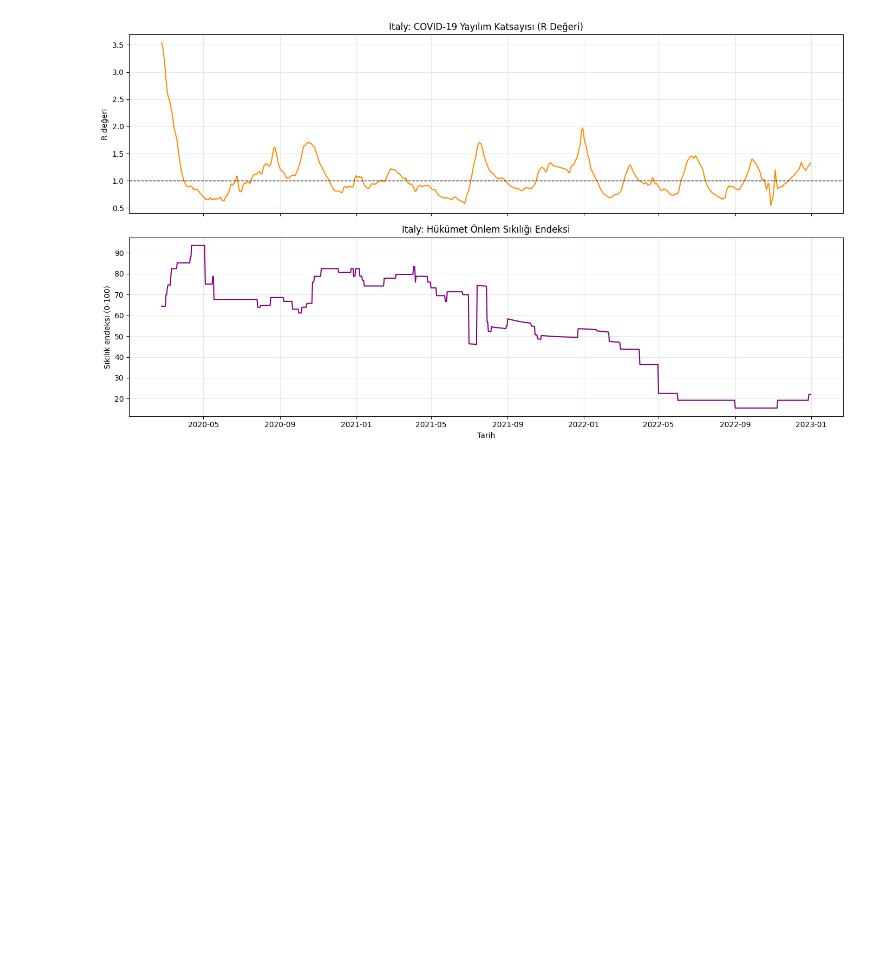
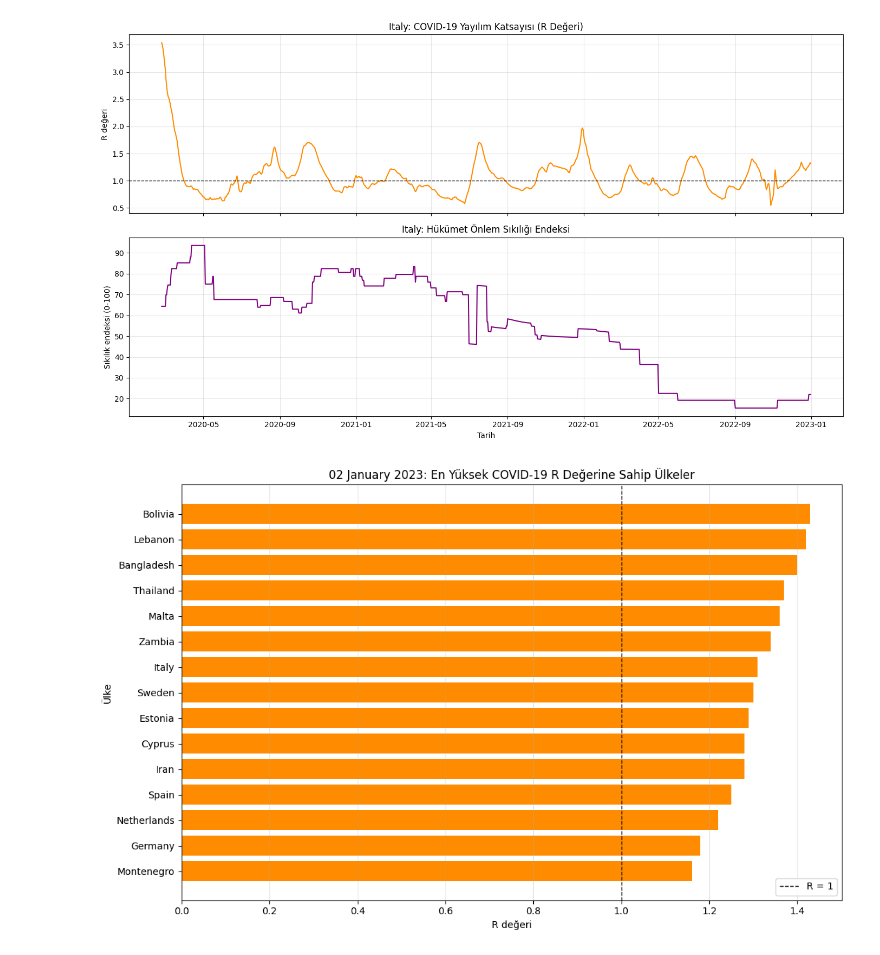
Before and after one commit to nazlican-engineer/CoronaVirusProject, a Jupyter notebook: notebooks/spread_hospital_analysis.ipynb, the cells around one changed output. Saved outputs shown, nothing was run; the diff lists cells and outputs as text; code cells hidden in the pictures; blank space fills up the shorter version.

```diff
--- a/notebooks/spread_hospital_analysis.ipynb
+++ b/notebooks/spread_hospital_analysis.ipynb
@@ -1003,3 +1003,62 @@ plt.tight_layout()
 plt.show()
 # %% [output]
 [figure]
+# %%
+#Ülkeler için R değeri incelemek için ortak tarih seçiyoruz ve R değeri en yüksek 15 ülkeyi çiziyoruz
+r_date_coverage = (
+    r_valid_data
+    .groupby('date')['location']
+    .nunique()
+    .sort_values(ascending=False)
+)
+
+max_r_country_count = r_date_coverage.max()
+
+r_comparison_date = (
+    r_date_coverage[
+        r_date_coverage == max_r_country_count
+    ]
+    .index
+    .max()
+)
+
+r_snapshot = (
+    r_valid_data.loc[
+        r_valid_data['date'] == r_comparison_date,
+        ['location', 'reproduction_rate']
+    ]
+    .sort_values('reproduction_rate', ascending=False)
+    .head(15)
+)
+
+plt.figure(figsize=(11, 7))
+
+plt.barh(
+    r_snapshot['location'],
+    r_snapshot['reproduction_rate'],
+    color='darkorange'
+)
+
+plt.axvline(
+    x=1,
+    color='black',
+    linestyle='--',
+    linewidth=1,
+    label='R = 1'
+)
+
+plt.gca().invert_yaxis()
+
+plt.title(
+    f'{r_comparison_date:%d %B %Y}: En Yüksek COVID-19 R Değerine Sahip Ülkeler'
+)
+
+plt.xlabel('R değeri')
+plt.ylabel('Ülke')
+plt.legend()
+plt.grid(axis='x', alpha=0.3)
+
+plt.tight_layout()
+plt.show()
+# %% [output]
+[figure, added]
```
Also changed, not shown: parts of 3 cells of this notebook.
